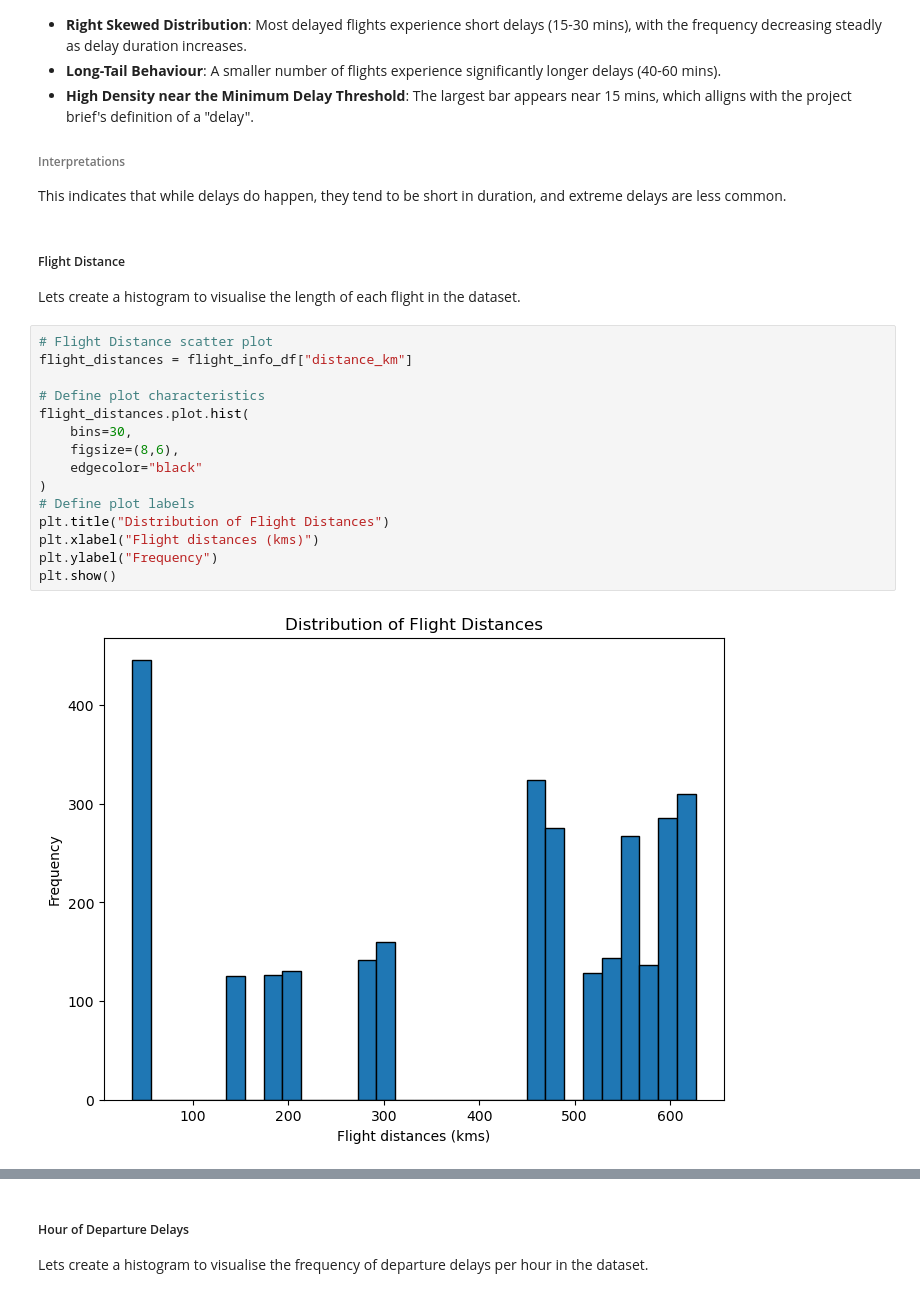
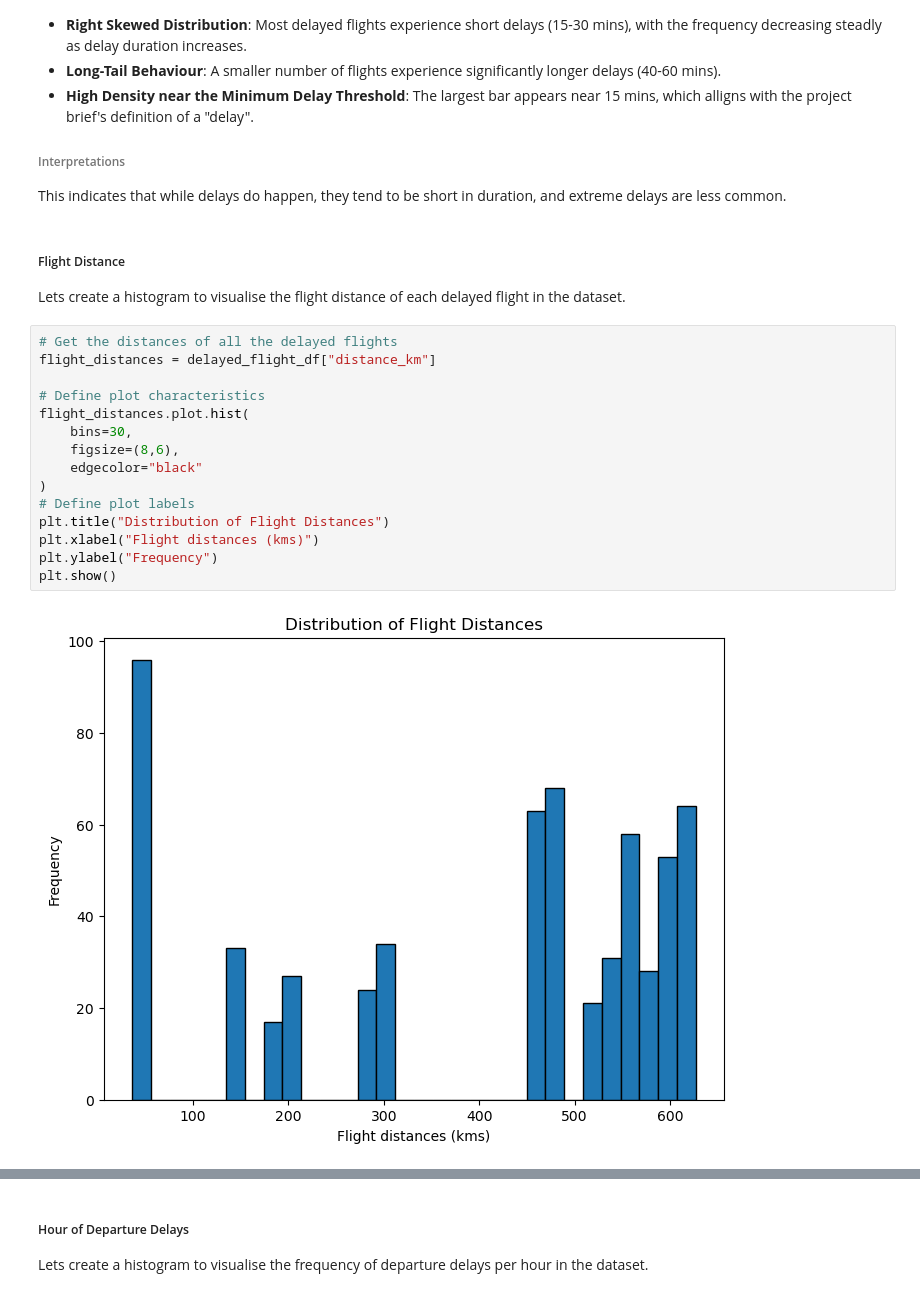
Before and after one commit to frederick2003/Classification-Algorithms-for-Synthetic-Flight-Data, a Jupyter notebook: Analysis.ipynb, the cells around one changed output, grey strips where cells are left out. Drawn from its saved outputs; the diff is of its cells as text.

```diff
--- a/Analysis.ipynb
+++ b/Analysis.ipynb
@@ -414,24 +419,24 @@ This indicates that while delays do happen, they tend to be short in duration, a
 # %% [markdown]
 ##### Flight Distance
 
-Lets create a histogram to visualise the length of each flight in the dataset.
+Lets create a histogram to visualise the flight distance of each delayed flight in the dataset.
 # %%
-# Flight Distance scatter plot
-flight_distances = flight_info_df["distance_km"]
+# Get the distances of all the delayed flights
+flight_distances = delayed_flight_df["distance_km"]
 
 # Define plot characteristics
 flight_distances.plot.hist(
     bins=30,
     figsize=(8,6),
     edgecolor="black"
 )
 # Define plot labels
 plt.title("Distribution of Flight Distances")
 plt.xlabel("Flight distances (kms)")
 plt.ylabel("Frequency")
 plt.show()
 # %% [output]
-[figure, old version]
+[figure, new version]
 # %% [markdown]
 ###### Key Trends
 
```
Also changed, not shown: parts of 86 cells of this notebook.
